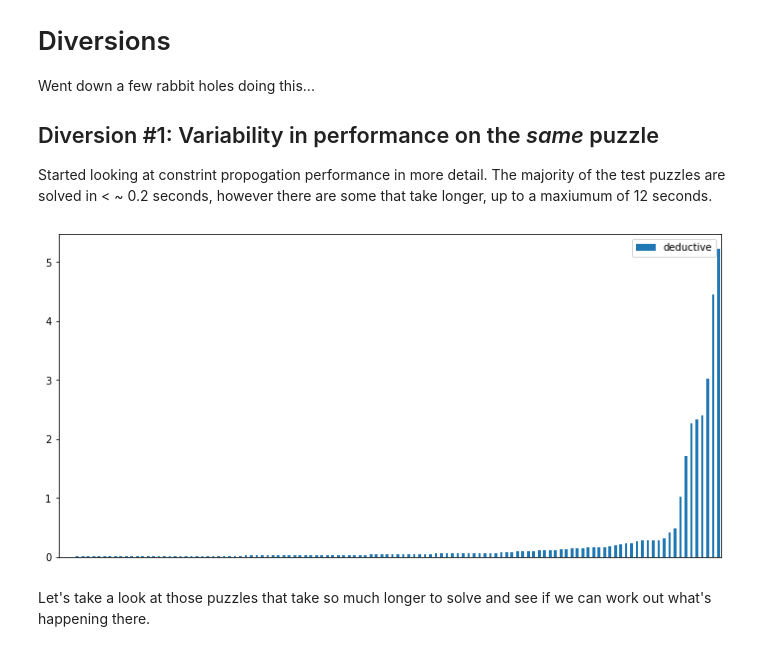
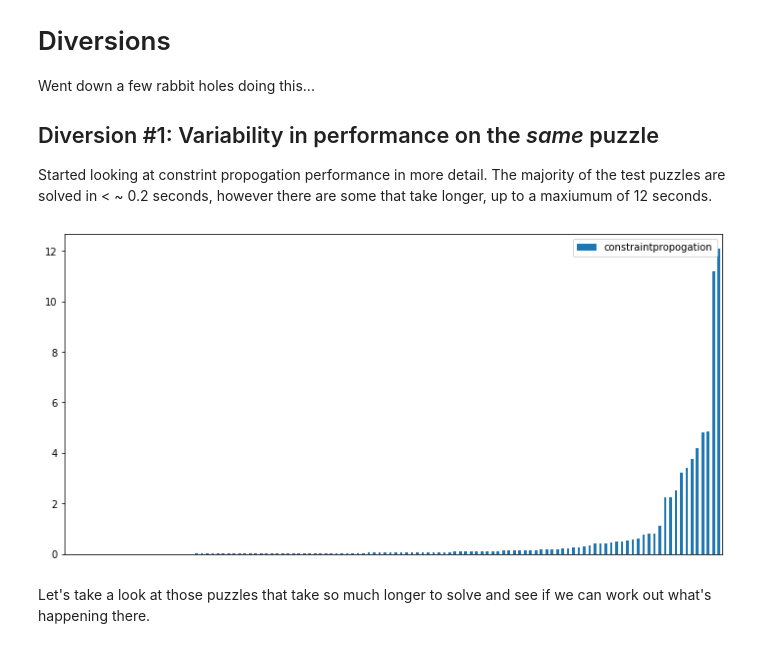
Before and after one commit to hissohathair/puzzle-solvers, a Jupyter notebook: Sudoku/Constraint Propogation Variability.ipynb, the cells around one changed output. Drawn from its saved outputs; the diff is of its cells as text; code cells hidden in the pictures.

```diff
--- a/Sudoku/Constraint Propogation Variability.ipynb
+++ b/Sudoku/Constraint Propogation Variability.ipynb
@@ -0,0 +9,34 @@
+# %%
+import copy
+import pandas as pd
+import matplotlib.pyplot as plt
+
+%matplotlib inline
+plt.rcParams["figure.figsize"] = [12, 6]
+pd.set_option('precision', 3)
+# %%
+import os.path
+import datetime
+
+TEST_RESULTS = "../data/sudoku_test_results.pkl"
+NUM_SAMPLES = 5
+
+pt = tester.PuzzleTester(puzzle_class=su.SudokuPuzzle, test_samples=NUM_SAMPLES)
+pt.add_test_cases([x for x in su.SAMPLE_PUZZLES])
+pt.add_test_cases(tester.from_file("../data/sudoku_9x9/hardest.txt", level="Hard"))
+pt.add_test_cases(tester.from_file("../data/sudoku_9x9/top95.txt", level="Diabolical"))
+print(f"Using {pt.num_test_cases()} test cases")
+
+if os.path.isfile(TEST_RESULTS):
+    df = pd.read_pickle(TEST_RESULTS)
+    print(f"Read previous test results from {TEST_RESULTS} from {datetime.datetime.fromtimestamp(os.path.getmtime(TEST_RESULTS))}")
+    pt.set_test_results(df.to_dict('list'))
+
+else:
+    print(f"Generating {TEST_RESULTS} at {datetime.datetime.now()}...")
+    for m in su.SOLVERS:
+        solver = su.SudokuSolver(method=m)
+        pt.run_tests(solver, m, callback=update_progress)
+    df = pd.DataFrame(pt.get_test_results())
+    df.to_pickle(TEST_RESULTS)
+    print(f"Saved {TEST_RESULTS} at {datetime.datetime.now()}")
@@ -9,12 +54,13 @@ Went down a few rabbit holes doing this...
 
 Started looking at constrint propogation performance in more detail. The majority of the test puzzles are solved in < ~ 0.2 seconds, however there are some that take longer, up to a maxiumum of 12 seconds.
 # %%
+method = 'constraintpropogation'
 axs = df.sort_values(by=method)[[method]].plot(kind='bar')
 axs.xaxis.label.set_visible(False)
 axs.xaxis.set_ticks([])
 plt.show()
 # %% [output]
-[figure, old version]
+[figure, new version]
 # %% [markdown]
 Let's take a look at those puzzles that take so much longer to solve and see if we can work out what's happening there.
 # %%
```
Also changed, not shown: parts of 6 cells of this notebook, 6 other files.
